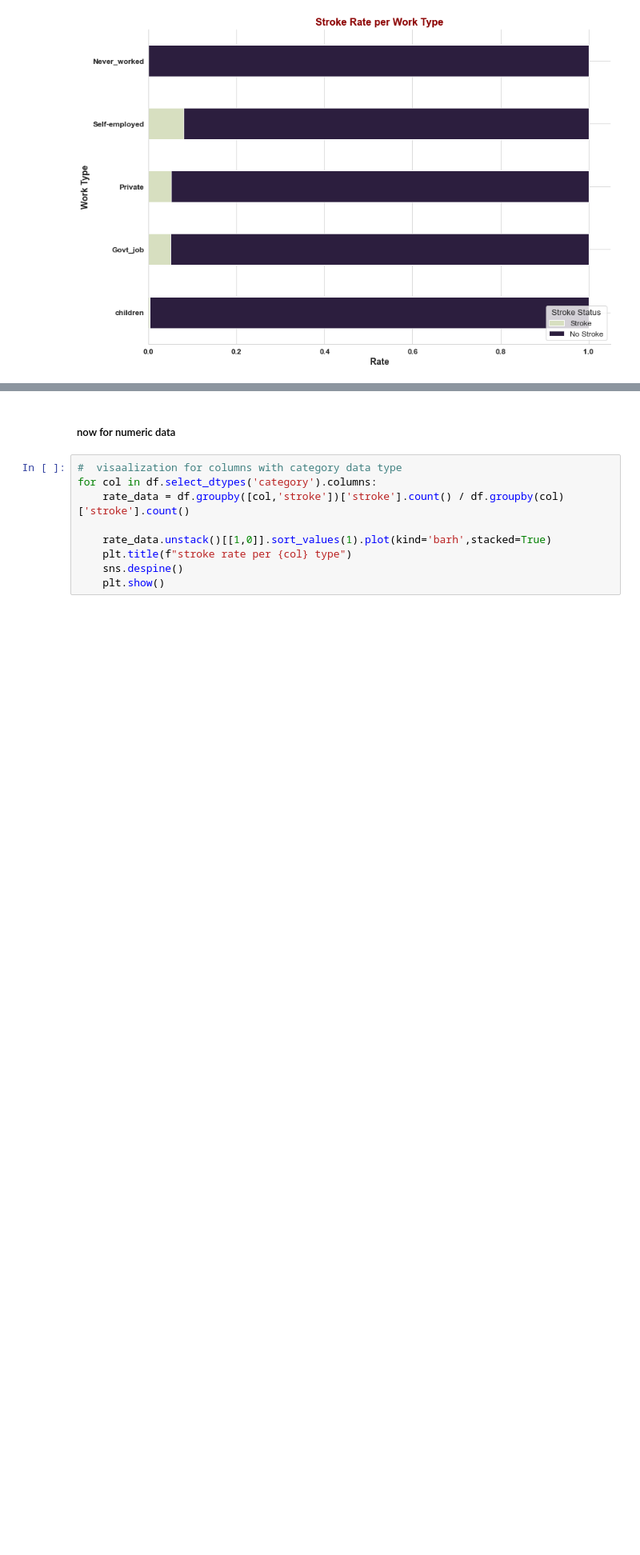
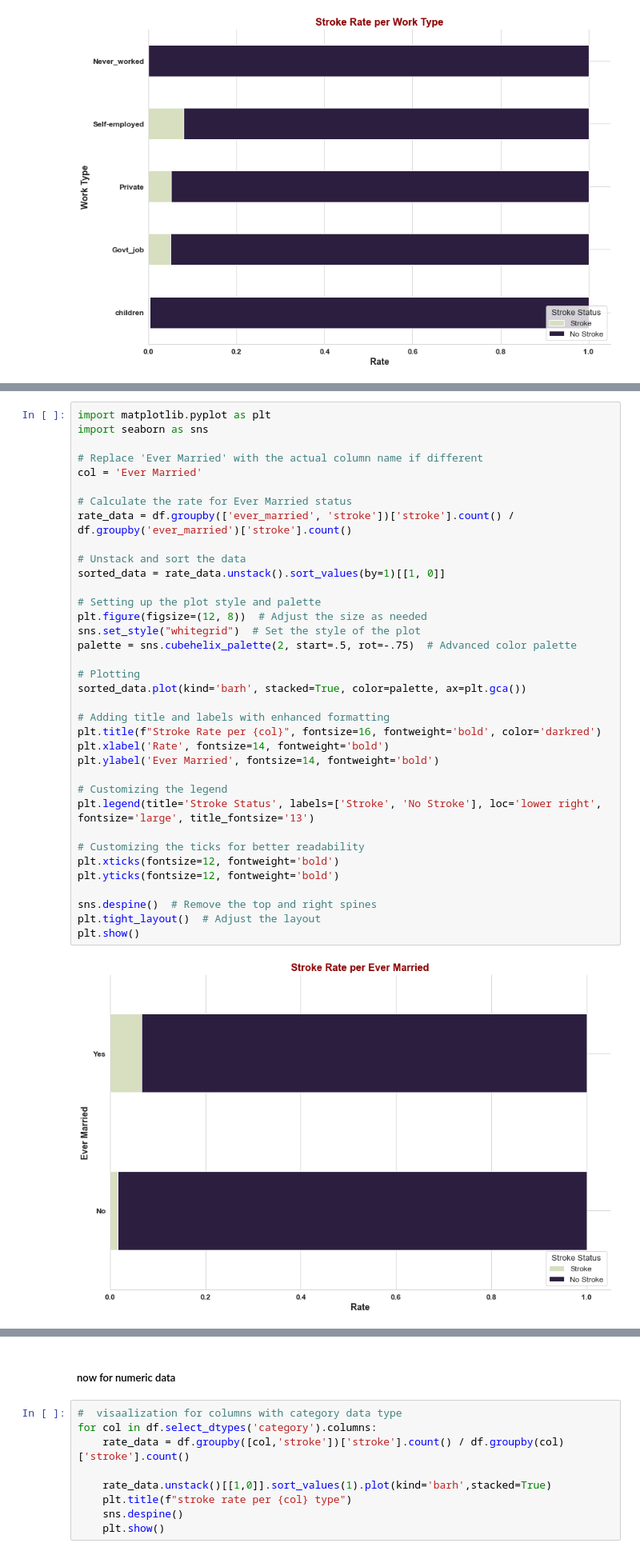
Before and after one commit to MaSOouD69/Capstone-Repo-Bootcamp-Project, a Jupyter notebook: capstone_Masoud_Arefi.ipynb, the cells around one changed output, grey strips where cells are left out. Shown at 80% size. Cells and saved outputs as stored; diff of their text form; blank space fills up the shorter version.

```diff
--- a/capstone_Masoud_Arefi.ipynb
+++ b/capstone_Masoud_Arefi.ipynb
@@ -499,0 +491,38 @@ df.head()
+# %%
+import matplotlib.pyplot as plt
+import seaborn as sns
+
+# Replace 'Ever Married' with the actual column name if different
+col = 'Ever Married'
+
+# Calculate the rate for Ever Married status
+rate_data = df.groupby(['ever_married', 'stroke'])['stroke'].count() / df.groupby('ever_married')['stroke'].count()
+
+# Unstack and sort the data
+sorted_data = rate_data.unstack().sort_values(by=1)[[1, 0]]
+
+# Setting up the plot style and palette
+plt.figure(figsize=(12, 8))  # Adjust the size as needed
+sns.set_style("whitegrid")  # Set the style of the plot
+palette = sns.cubehelix_palette(2, start=.5, rot=-.75)  # Advanced color palette
+
+# Plotting
+sorted_data.plot(kind='barh', stacked=True, color=palette, ax=plt.gca())
+
+# Adding title and labels with enhanced formatting
+plt.title(f"Stroke Rate per {col}", fontsize=16, fontweight='bold', color='darkred')
+plt.xlabel('Rate', fontsize=14, fontweight='bold')
+plt.ylabel('Ever Married', fontsize=14, fontweight='bold')
+
+# Customizing the legend
+plt.legend(title='Stroke Status', labels=['Stroke', 'No Stroke'], loc='lower right', fontsize='large', title_fontsize='13')
+
+# Customizing the ticks for better readability
+plt.xticks(fontsize=12, fontweight='bold')
+plt.yticks(fontsize=12, fontweight='bold')
+
+sns.despine()  # Remove the top and right spines
+plt.tight_layout()  # Adjust the layout
+plt.show()
+# %% [output]
+[figure, added]
```
Also changed, not shown: parts of 46 cells of this notebook, 1 other file.
